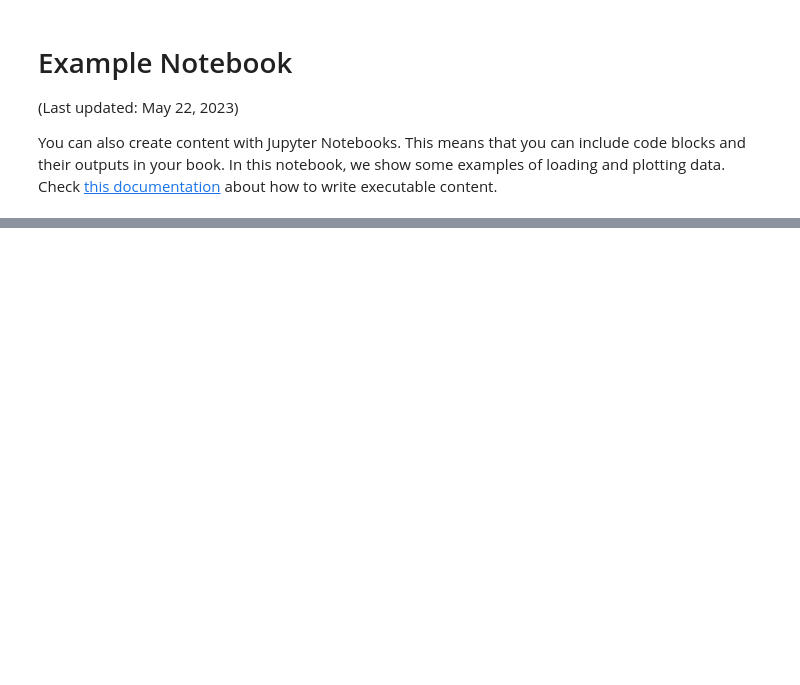
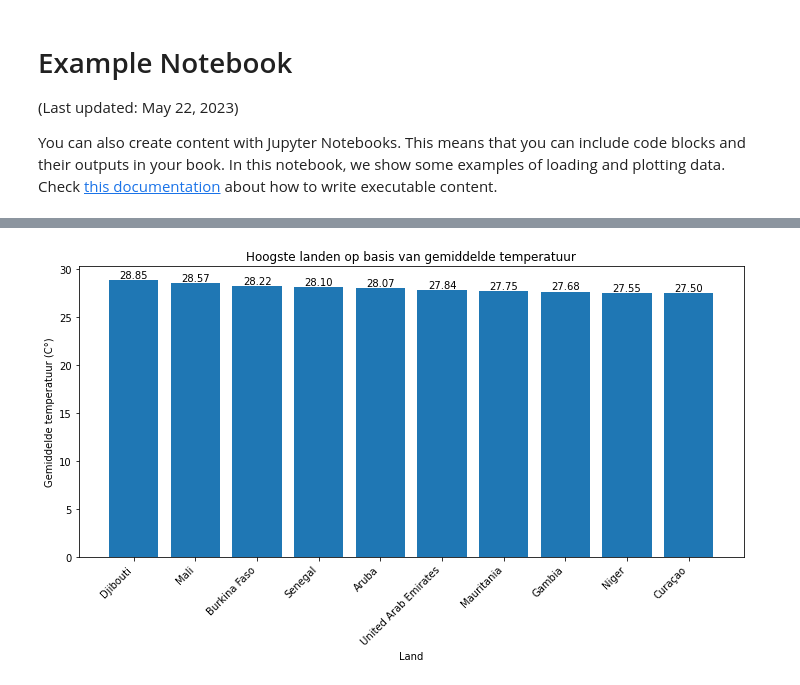
Before and after one commit to mitchell-2/IV, a Jupyter notebook: docs/notebook.ipynb, the cells around one changed output, grey strips where cells are left out. Saved outputs shown, nothing was run; the diff lists cells and outputs as text; code cells hidden in the pictures; blank space fills up the shorter version.

```diff
--- a/docs/notebook.ipynb
+++ b/docs/notebook.ipynb
@@ -65,0 +201,81 @@ g2
+# %%
+# verandert de dt kolom naar datatime data
+df3['dt'] = pd.to_datetime(df3['dt'])
+
+# Filtert df3 op alleen data tussen 1890-01-01 en 2013-12-31
+begin = pd.to_datetime('1890-01-01')
+einde = pd.to_datetime('2013-12-31')
+gefilterd = df3[(df3['dt'] >= begin) & (df3['dt'] <= einde)]
+
+# groepeert de data op land en berekent de gemiddelde temperatuur
+gem_temp_landen = gefilterd.groupby('Country')['AverageTemperature'].mean()
+
+# selecteert de hoogste 10 landen op basis van gemiddelde temp
+hoogste_10_landen_gemtemp = gem_temp_landen.nlargest(10)
+
+# verandert de grootte van de plot
+figuur, assen = plt.subplots(figsize=(10, 6))
+
+# maakt de bar plot aan met de data van hoogste_10_landen_gemtemp
+bar_plot = assen.bar(hoogste_10_landen_gemtemp.index, hoogste_10_landen_gemtemp.values)
+
+# voegt labels toe aan de plot
+assen.set_xlabel('Land')
+assen.set_ylabel('Gemiddelde temperatuur (C\N{DEGREE SIGN})')
+
+# voegt een titel toe aan de plot
+assen.set_title('Hoogste landen op basis van gemiddelde temperatuur')
+
+# Geeft de tick posities aan (anders kregen we een error)
+assen.set_xticks(range(len(hoogste_10_landen_gemtemp.index)))
+
+# draait de x-as labels 45 graden
+assen.set_xticklabels(hoogste_10_landen_gemtemp.index, rotation=45, ha='right')
+
+# voegt de temperaturen van de landen toe boven aan de positieve staven en onder negatieve
+for rect in bar_plot:
+    height = rect.get_height()
+    if height >= 0:
+        assen.text(rect.get_x() + rect.get_width() / 2, height, f'{height:.2f}', ha='center', va='bottom')
+    else:
+        assen.text(rect.get_x() + rect.get_width() / 2, height, f'{height:.2f}', ha='center', va='top')
+
+# laat de plot zien
+plt.tight_layout()
+plt.show()
+
+# selecteert de laagste 10 landen op basis van gemiddelde temp
+laagste_10_landen_gemtemp = gem_temp_landen.nsmallest(10)
+
+# verandert de grootte van de plot
+figuur, assen = plt.subplots(figsize=(10, 6))
+
+# maakt de bar plot aan met de data van laagste_10_landen_gemtemp
+bar_plot = assen.bar(laagste_10_landen_gemtemp.index, laagste_10_landen_gemtemp.values)
+
+# voegt labels toe aan de plot
+assen.set_xlabel('Land')
+assen.set_ylabel('Gemiddelde temperatuur (C\N{DEGREE SIGN})')
+
+# voegt een titel toe aan de plot
+assen.set_title('Laagste landen op basis van gemiddelde temperatuur')
+
+# Geeft de tick posities aan (anders kregen we een error)
+assen.set_xticks(range(len(laagste_10_landen_gemtemp.index)))
+
+# draait de x-as labels 45 graden
+assen.set_xticklabels(laagste_10_landen_gemtemp.index, rotation=45, ha='right')
+
+# voegt de temperaturen van de landen toe boven aan de staven
+for rect in bar_plot:
+    height = rect.get_height()
+    if height >= 0:
+        assen.text(rect.get_x() + rect.get_width() / 2, height, f'{height:.2f}', ha='center', va='bottom')
+    else:
+        assen.text(rect.get_x() + rect.get_width() / 2, height, f'{height:.2f}', ha='center', va='top')
+
+# laat de plot zien
+plt.tight_layout()
+plt.show()
+# %% [output]
+[figure, added]
```
Also changed, not shown: parts of 24 cells of this notebook, 21 other files.
